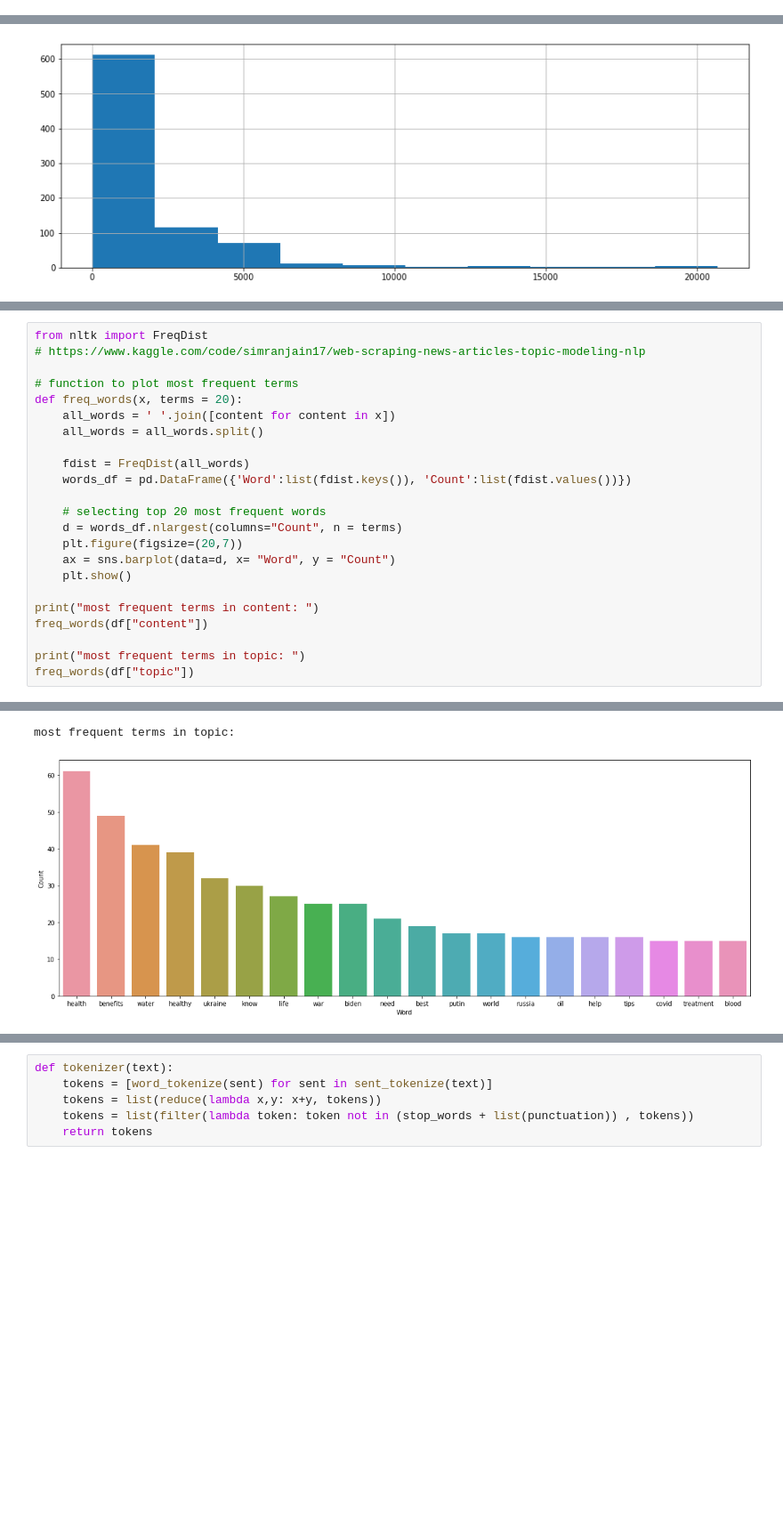
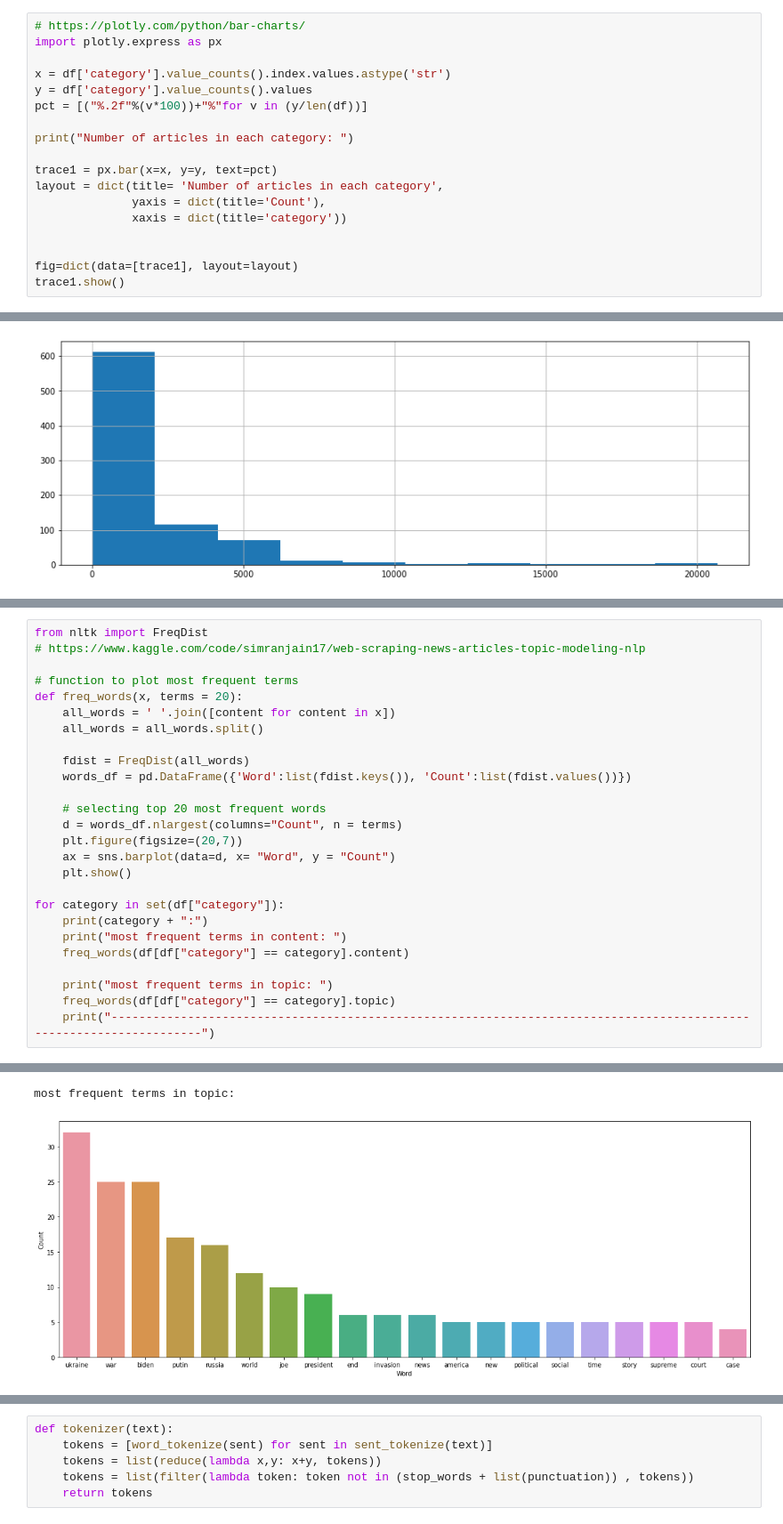
Before and after one commit to yaellevi8/FinalProject_DataScience, a Jupyter notebook: ML models/ML_model.ipynb, the cells around one changed output, grey strips where cells are left out. Shown at 89% size. Cells and saved outputs as stored; diff of their text form; blank space fills up the shorter version.

```diff
--- a/ML models/ML_model.ipynb
+++ b/ML models/ML_model.ipynb
@@ -53,3 +77,21 @@ business                8
 Name: category, dtype: int64
 <AxesSubplot:>
 [figure]
+# %%
+# https://plotly.com/python/bar-charts/
+import plotly.express as px
+
+x = df['category'].value_counts().index.values.astype('str')
+y = df['category'].value_counts().values
+pct = [("%.2f"%(v*100))+"%"for v in (y/len(df))]
+
+print("Number of articles in each category: ")
+
+trace1 = px.bar(x=x, y=y, text=pct)
+layout = dict(title= 'Number of articles in each category',
+              yaxis = dict(title='Count'),
+              xaxis = dict(title='category'))
+
+
+fig=dict(data=[trace1], layout=layout)
+trace1.show()
@@ -78,9 +145,12 @@ def freq_words(x, terms = 20):
     ax = sns.barplot(data=d, x= "Word", y = "Count")
     plt.show()
 
-print("most frequent terms in content: ")
-freq_words(df["content"])
+for category in set(df["category"]):
+    print(category + ":")
+    print("most frequent terms in content: ")
+    freq_words(df[df["category"] == category].content)
 
-print("most frequent terms in topic: ")
-freq_words(df["topic"])
+    print("most frequent terms in topic: ")
+    freq_words(df[df["category"] == category].topic)
+    print("--------------------------------------------------------------------------------------------------------------------")
 # %% [output]
@@ -89,2 +160,2 @@ most frequent terms in content:
 most frequent terms in topic:
-[figure, old version]
+[figure, new version]
```
Also changed, not shown: parts of 22 cells of this notebook.
